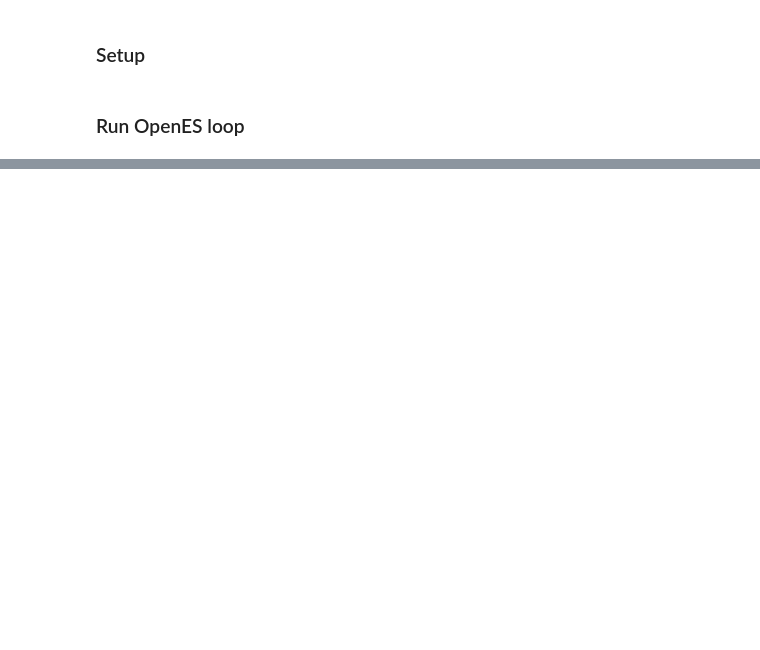
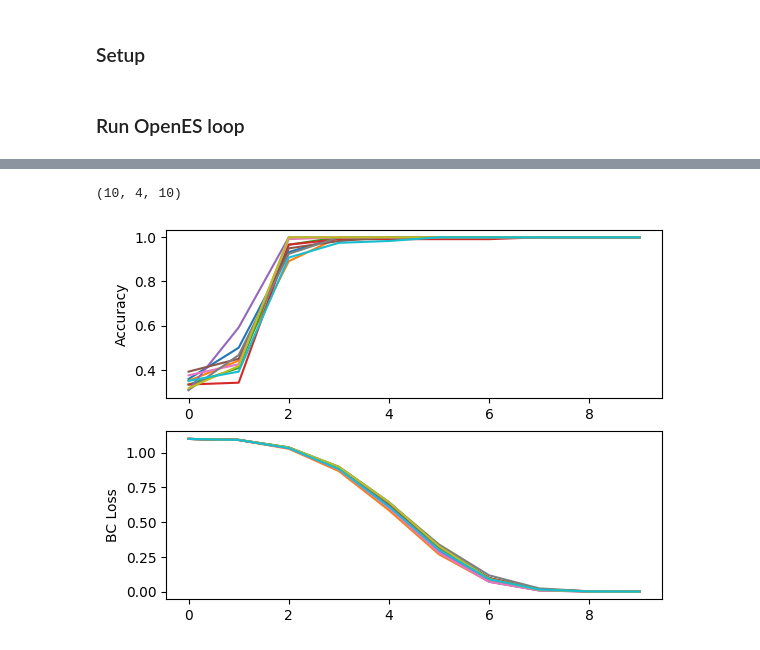
Before and after one commit to lupuandr/explainable-policies, a Jupyter notebook: notebooks/Meta Explainable Policies.ipynb, the cells around one changed output, grey strips where cells are left out. Saved outputs shown, nothing was run; the diff lists cells and outputs as text; code cells hidden in the pictures; blank space fills up the shorter version.

```diff
--- a/notebooks/Meta Explainable Policies.ipynb
+++ b/notebooks/Meta Explainable Policies.ipynb
@@ -294,0 +357,3 @@ out["metrics"]["returned_episode_returns"].shape
+# %%
+dones = out["metrics"]["returned_episode"]
+dones[1, 0, :, 4]
@@ -294,0 +384,8 @@ out["metrics"]["returned_episode_returns"].shape
+# %%
+fit = (returns * dones).sum(axis=(1, 2, 3)) / dones.sum(axis=(1, 2, 3))
+# %%
+for i in range(10):
+    x = returns[i][dones[i]]
+    print(x.shape)
+    print(x.mean())
+    assert x.mean() == fit[i]
@@ -294,0 +413,4 @@ out["metrics"]["returned_episode_returns"].shape
+# %%
+for i in range(10):
+    f = (returns[i] * dones[i]).sum() / dones[i].sum()
+    print(f)
@@ -295,3 +500,21 @@ out["metrics"]["returned_episode_returns"].shape
+# %%
+out["metrics"]["bc_accuracy"].shape
+# %% [output]
+(10, 4, 10)
+# %%
+import matplotlib.pyplot as plt
+
+fig, ax = plt.subplots(2, 1)
+for i in range(es_config["popsize"]):
+    acc = out["metrics"]["bc_accuracy"][i].mean(axis=0)
+    ax[0].plot(acc)
+    ax[0].set_ylabel("Accuracy")
+
+    loss = out["metrics"]["bc_loss"][i].mean(axis=0)
+    ax[1].plot(loss)
+    ax[1].set_ylabel("BC Loss")
+# %% [output]
+[figure, added]
 # %%
 rng = jax.random.PRNGKey(0)
 batch_rng = jax.random.split(rng, num_rollouts)
```
Also changed, not shown: parts of 18 cells of this notebook.
